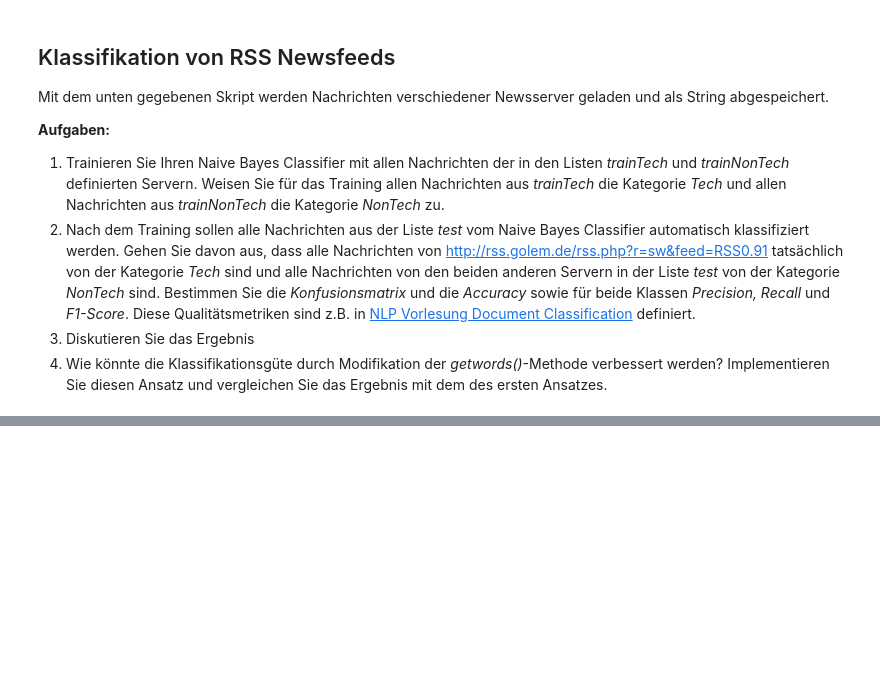
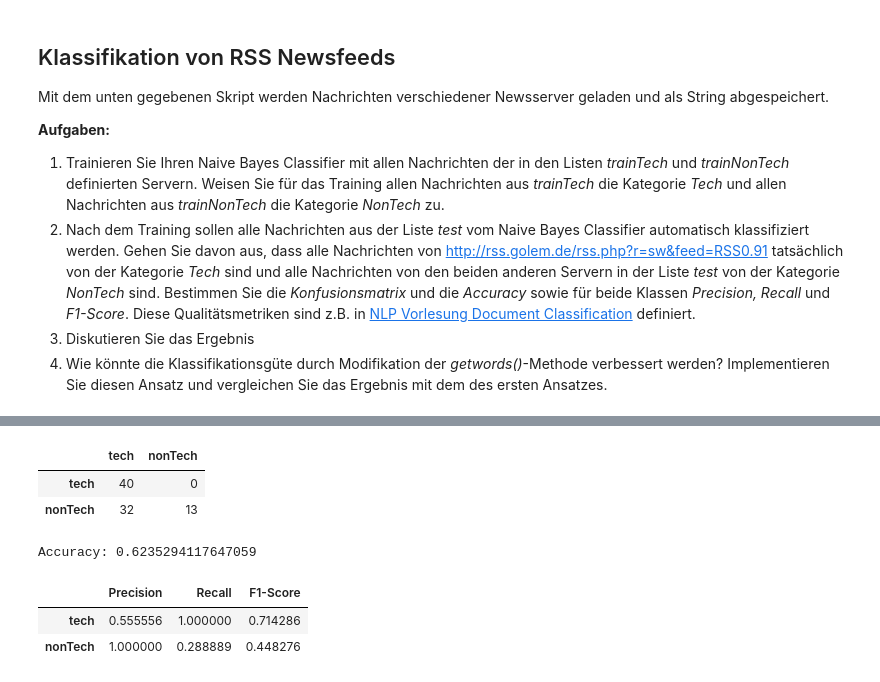
Before and after one commit to codeOfJannik/DataMining_Projects, a Jupyter notebook: task4_DocumentClassification/VersuchDocumentClassification_js329.ipynb, the cells around one changed output, grey strips where cells are left out. Cells and saved outputs as stored; diff of their text form; code cells hidden in the pictures; blank space fills up the shorter version.

```diff
--- a/task4_DocumentClassification/VersuchDocumentClassification_js329.ipynb
+++ b/task4_DocumentClassification/VersuchDocumentClassification_js329.ipynb
@@ -349,0 +520,13 @@ Number of used test samples 64
+# %%
+def createPrecisionRecallF1ScoreDF(resultDF):
+    precision_recall_Values = precision_recall_fscore_support(resultDF.label,
+                                                              resultDF.classifierResult,
+                                                              labels=['tech', 'nonTech'])
+    precisionRecallDF = pd.DataFrame(columns=['Precision', 'Recall', 'F1-Score'])
+    precisionRecallDF.loc['tech'] = [precision_recall_Values[0][0],
+                                     precision_recall_Values[1][0],
+                                     precision_recall_Values[2][0]]
+    precisionRecallDF.loc['nonTech'] = [precision_recall_Values[0][1],
+                                        precision_recall_Values[1][1],
+                                        precision_recall_Values[2][1]]
+    return precisionRecallDF
@@ -349,0 +538,16 @@ Number of used test samples 64
+# %%
+display(createConfusionMatrixDF(resultDF))
+# %% [output]
+|  | tech | nonTech |
+| tech | 40 | 0 |
+| nonTech | 32 | 13 |
+# %%
+print('Accuracy:', accuracy_score(resultDF.label, resultDF.classifierResult))
+# %% [output]
+Accuracy: 0.6235294117647059
+# %%
+display(createPrecisionRecallF1ScoreDF(resultDF))
+# %% [output]
+|  | Precision | Recall | F1-Score |
+| tech | 0.555556 | 1.000000 | 0.714286 |
+| nonTech | 1.000000 | 0.288889 | 0.448276 |
```
Also changed, not shown: parts of 19 cells of this notebook, 1 other file.
